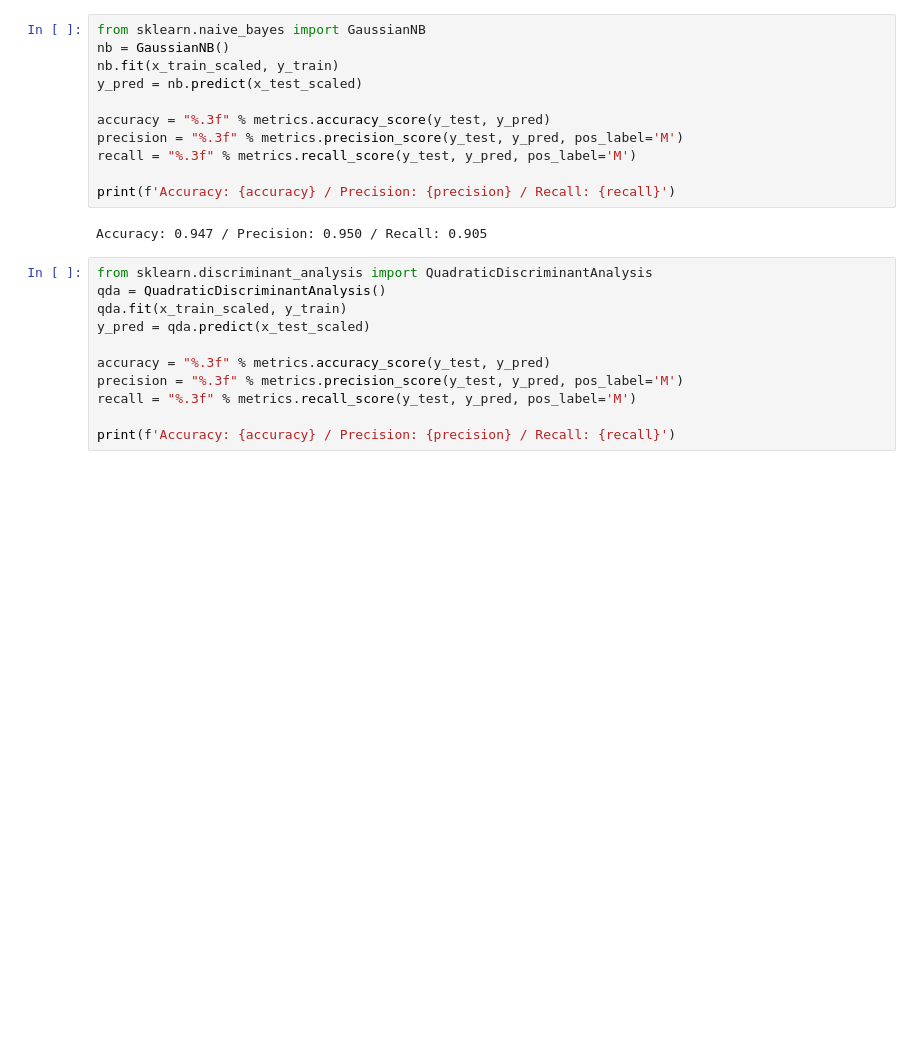
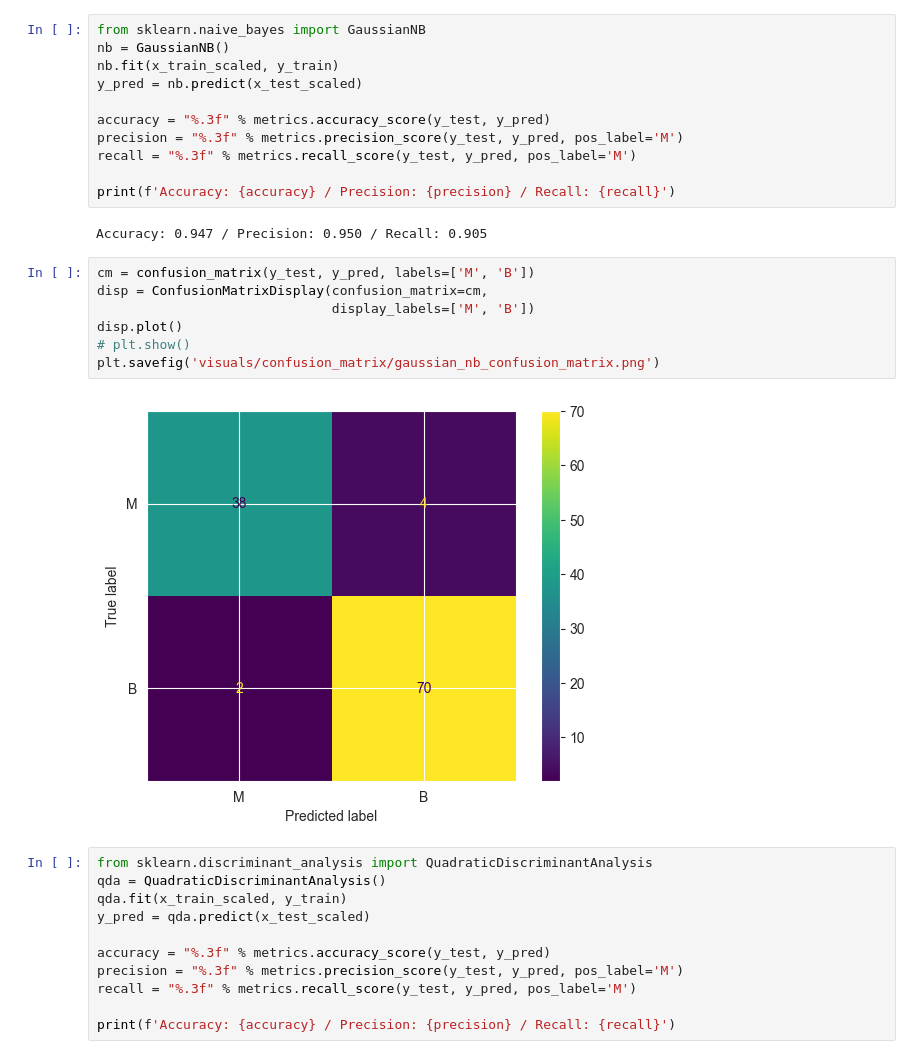
Before and after one commit to Lin-Ian/Breast-Cancer-Wisconsin-Diagnosis, a Jupyter notebook: train_test_model.ipynb, the cells around one changed output. Drawn from its saved outputs; the diff is of its cells as text; blank space fills up the shorter version.

Commit message:
Create confusion matrices for gaussian nb, qda, and gaussian process

```diff
--- a/train_test_model.ipynb
+++ b/train_test_model.ipynb
@@ -286,6 +290,15 @@ recall = "%.3f" % metrics.recall_score(y_test, y_pred, pos_label='M')
 print(f'Accuracy: {accuracy} / Precision: {precision} / Recall: {recall}')
 # %% [output]
 Accuracy: 0.947 / Precision: 0.950 / Recall: 0.905
+# %%
+cm = confusion_matrix(y_test, y_pred, labels=['M', 'B'])
+disp = ConfusionMatrixDisplay(confusion_matrix=cm,
+                              display_labels=['M', 'B'])
+disp.plot()
+# plt.show()
+plt.savefig('visuals/confusion_matrix/gaussian_nb_confusion_matrix.png')
+# %% [output]
+[figure, added]
 # %%
 from sklearn.discriminant_analysis import QuadraticDiscriminantAnalysis
 qda = QuadraticDiscriminantAnalysis()
```
Also changed, not shown: parts of 3 cells of this notebook.
